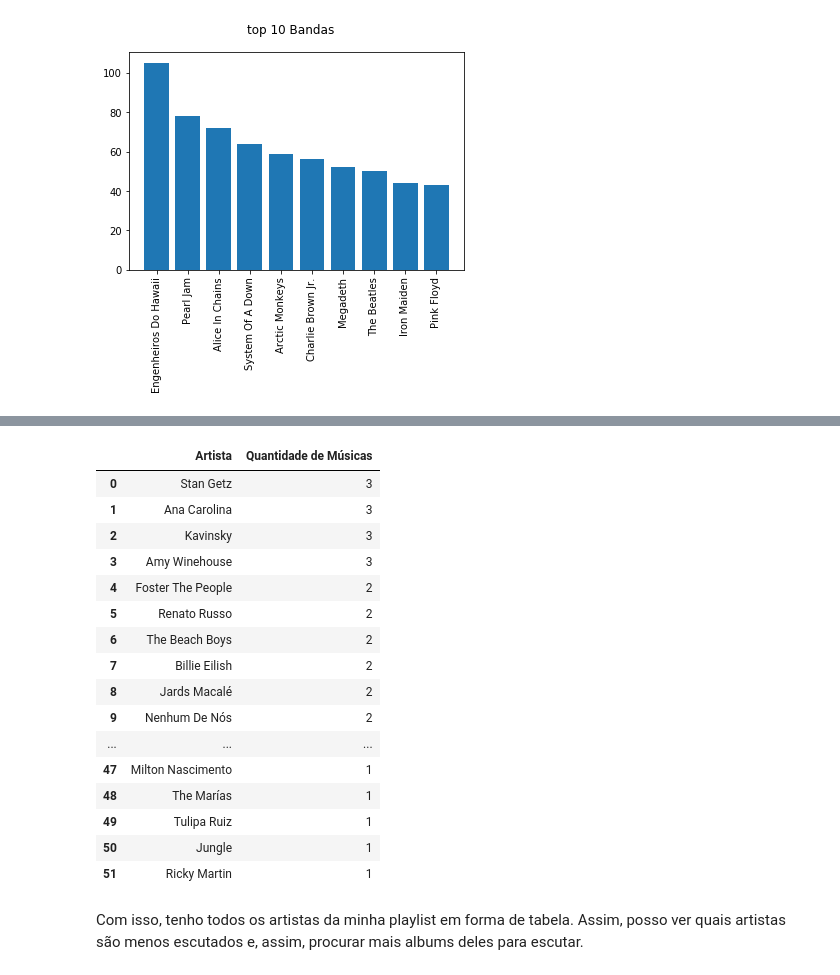
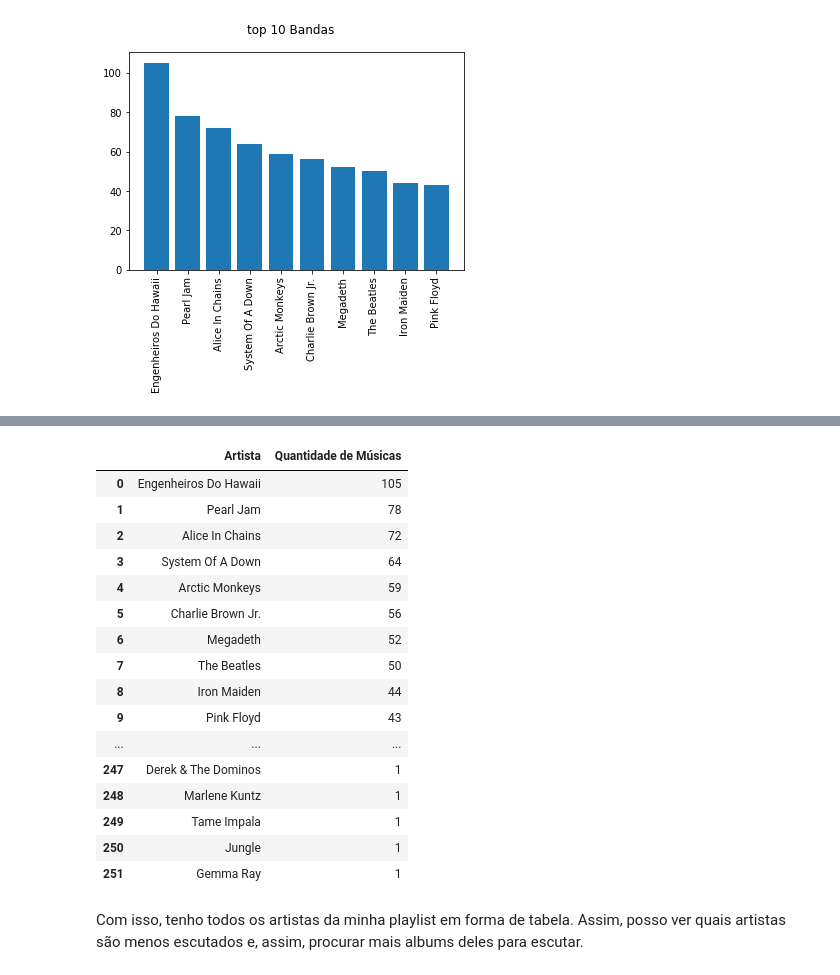
Before and after one commit to johnathanresende/Exercicios, a Jupyter notebook: analise_exploratoria_spotify.ipynb, the cells around one changed output, grey strips where cells are left out. Drawn from its saved outputs; the diff is of its cells as text; code cells hidden in the pictures.

```diff
--- a/analise_exploratoria_spotify.ipynb
+++ b/analise_exploratoria_spotify.ipynb
@@ -35,6 +35,9 @@ from datetime import datetime
 #permitir visualizar todas as colunas
 pd.options.display.max_columns = None
 
+#permitir visualizar todas as linhas
+pd.set_option('display.max_rows', None)
+
 #renderizar os gráficos diretamente no notebook
 #%matplotlib inline
 # %%
@@ -181,9 +191,9 @@ fig.suptitle('top 10 Bandas');
 # %%
 # fazer um dataframe com os 100 artistas mais frequentes
-top100 = playlist.Artista.value_counts().to_frame()[:100]
+todasBandas = playlist.Artista.value_counts().to_frame()[:252]
 # %%
 # transformar o index em coluna
-top100.reset_index(level=0, inplace=True)
+todasBandas.reset_index(level=0, inplace=True)
 # %%
 # renomear as colunas
-top100.columns = ['Artista', 'Quantidade de Músicas']
+todasBandas.columns = ['Artista', 'Quantidade de Músicas']
@@ -284,23 +200,24 @@ last52.columns = ['Artista', 'Quantidade de Músicas']
-# %%
-last52.head(55)
-# %% [output]
-|  | Artista | Quantidade de Músicas |
-| 0 | Stan Getz | 3 |
-| 1 | Ana Carolina | 3 |
-| 2 | Kavinsky | 3 |
-| 3 | Amy Winehouse | 3 |
-| 4 | Foster The People | 2 |
-| 5 | Renato Russo | 2 |
-| 6 | The Beach Boys | 2 |
-| 7 | Billie Eilish | 2 |
-| 8 | Jards Macalé | 2 |
-| 9 | Nenhum De Nós | 2 |
-| ... | ... | ... |
-| 47 | Milton Nascimento | 1 |
-| 48 | The Marías | 1 |
-| 49 | Tulipa Ruiz | 1 |
-| 50 | Jungle | 1 |
-| 51 | Ricky Martin | 1 |
+# %%
+# visualizar a lista de todas as bandas
+todasBandas[0:252]
+# %% [output]
+|  | Artista | Quantidade de Músicas |
+| 0 | Engenheiros Do Hawaii | 105 |
+| 1 | Pearl Jam | 78 |
+| 2 | Alice In Chains | 72 |
+| 3 | System Of A Down | 64 |
+| 4 | Arctic Monkeys | 59 |
+| 5 | Charlie Brown Jr. | 56 |
+| 6 | Megadeth | 52 |
+| 7 | The Beatles | 50 |
+| 8 | Iron Maiden | 44 |
+| 9 | Pink Floyd | 43 |
+| ... | ... | ... |
+| 247 | Derek & The Dominos | 1 |
+| 248 | Marlene Kuntz | 1 |
+| 249 | Tame Impala | 1 |
+| 250 | Jungle | 1 |
+| 251 | Gemma Ray | 1 |
 # %% [markdown]
 Com isso, tenho todos os artistas da minha playlist em forma de tabela. Assim, posso ver quais artistas são menos escutados e, assim, procurar mais albums deles para escutar.
 # %% [markdown]
```
Also changed, not shown: parts of 18 cells of this notebook.
